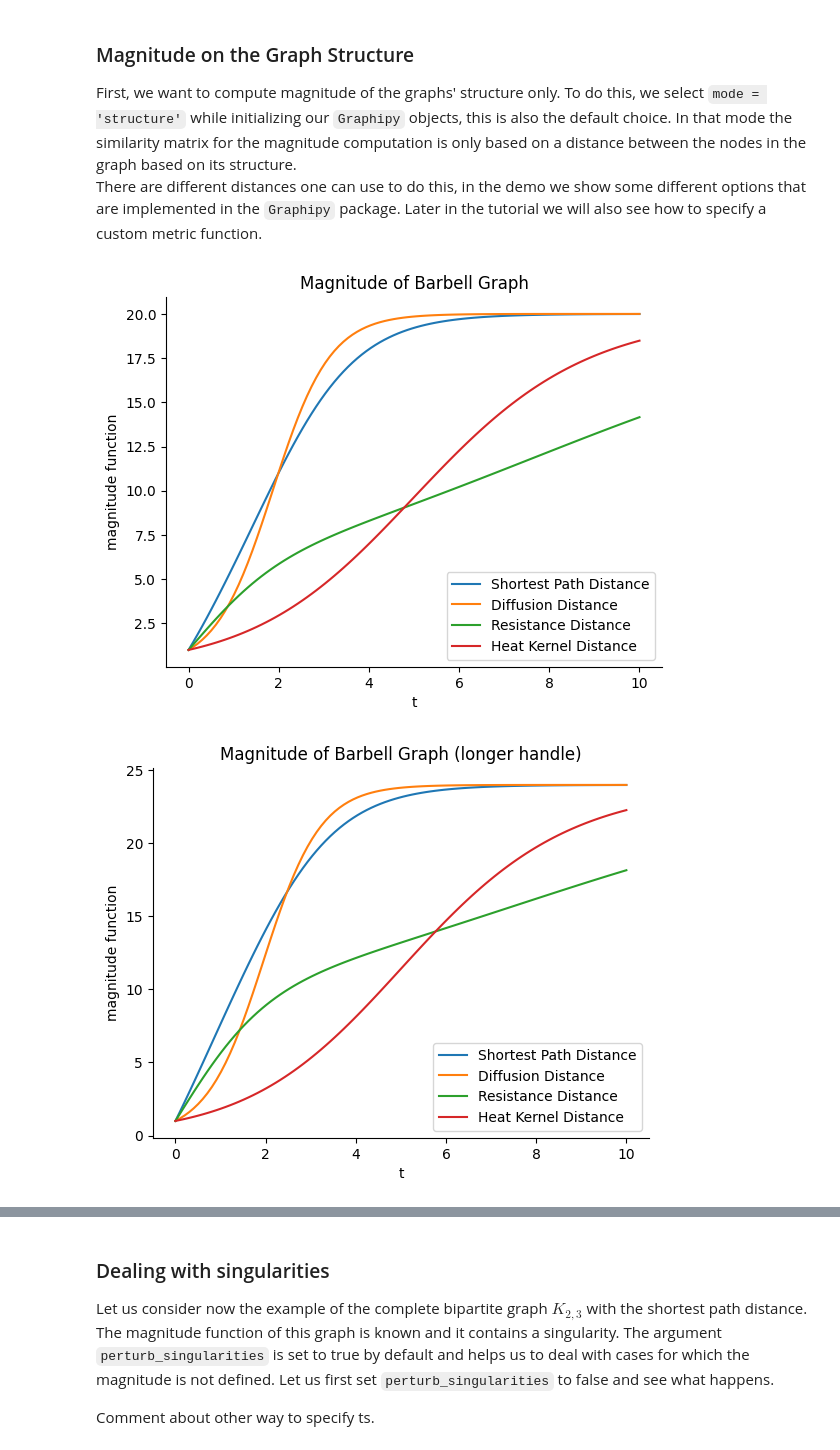
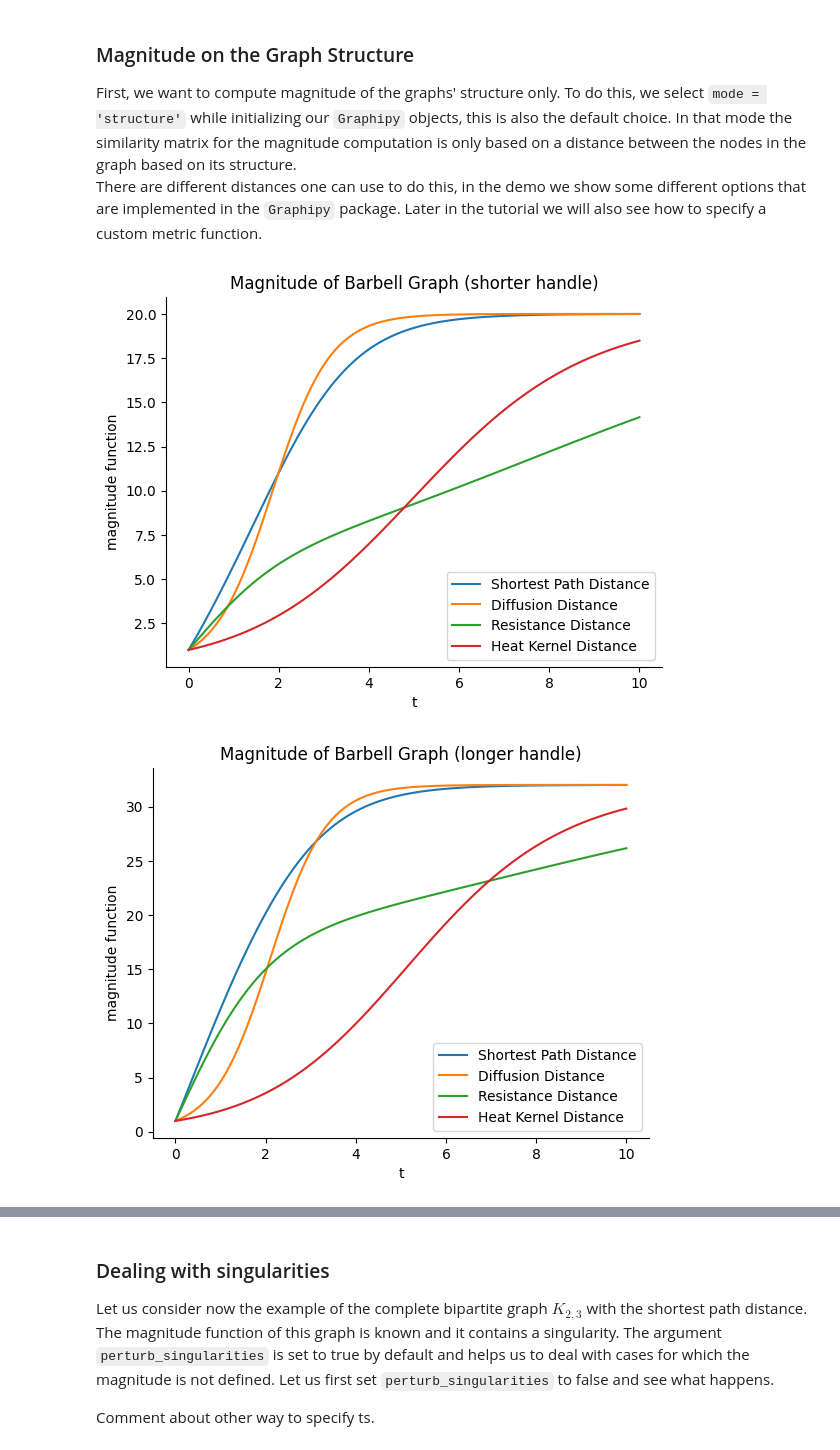
Before and after one commit to aidos-lab/magnipy, a Jupyter notebook: notebooks/graphipy_tutorial.ipynb, the cells around one changed output, grey strips where cells are left out. Cells and saved outputs as stored; diff of their text form; code cells hidden in the pictures.

```diff
--- a/notebooks/graphipy_tutorial.ipynb
+++ b/notebooks/graphipy_tutorial.ipynb
@@ -210,8 +47,7 @@ TODO roadmap
 The `Graphipy` package uses `NetworkX` for its graph objects. Hence, let's initialize some `NetworkX` graphs we will use for the first example.
 # %%
 G1 = nx.barbell_graph(8, 4, create_using=None)
-G2 = nx.barbell_graph(8, 8, create_using=None)
-G3 = nx.barbell_graph(8, 16, create_using=None)
+G2 = nx.barbell_graph(8, 16, create_using=None)
 # %% [markdown]
 ### Magnitude on the Graph Structure
 
@@ -220,10 +56,10 @@ There are different distances one can use to do this, in the demo we show some d
 # %%
 magnis1 = []
 magnis2 = []
-magnis3 = []
-mag_diffs = []
+
 ts = np.linspace(0, 10, 100)
 
+# initialize Graphipy objects for every metric and graph
 for metric in [
     "shortest_path_distance",
     "diffusion_distance",
@@ -236,47 +72,34 @@ for metric in [
     magni2 = Graphipy(G=G2, mode="structure", metric=metric, ts=ts)
     magni2.get_magnitude()
     magnis2.append(magni2)
-    magni3 = Graphipy(G=G3, mode="structure", metric=metric, ts=ts)
-    magnis3.append(magni3)
 # %%
+# generate plots
+
 for magni in magnis1:
     magni.plot_magnitude_function()
 plt.legend(
     [
         "Shortest Path Distance",
         "Diffusion Distance",
         "Resistance Distance",
         "Heat Kernel Distance",
     ]
 )
-plt.title("Magnitude of Barbell Graph")
+plt.title("Magnitude of Barbell Graph (shorter handle)")
 plt.show()
 
 for magni in magnis2:
     magni.plot_magnitude_function()
 plt.legend(
     [
         "Shortest Path Distance",
         "Diffusion Distance",
         "Resistance Distance",
         "Heat Kernel Distance",
     ]
 )
 plt.title("Magnitude of Barbell Graph (longer handle)")
 plt.show()
-
-for magni in magnis3:
-    magni.plot_magnitude_function()
-plt.legend(
-    [
-        "Shortest Path Distance",
-        "Diffusion Distance",
-        "Resistance Distance",
-        "Heat Kernel Distance",
-    ]
-)
-plt.title("Magnitude of Barbell Graph (longest handle)")
-plt.show()
 # %% [output]
-[figure, old version]
+[figure, new version]
-[figure, old version]
+[figure, new version]
```
Also changed, not shown: parts of 42 cells of this notebook.
